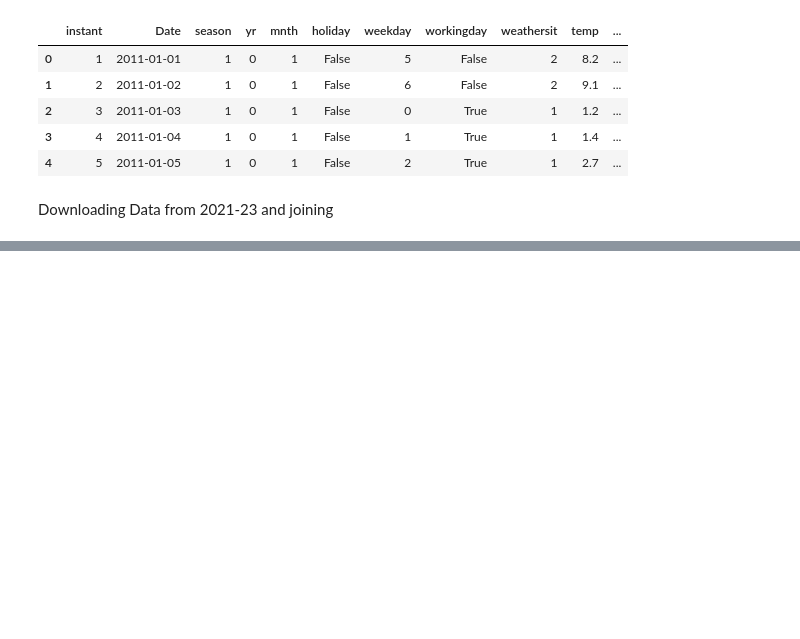
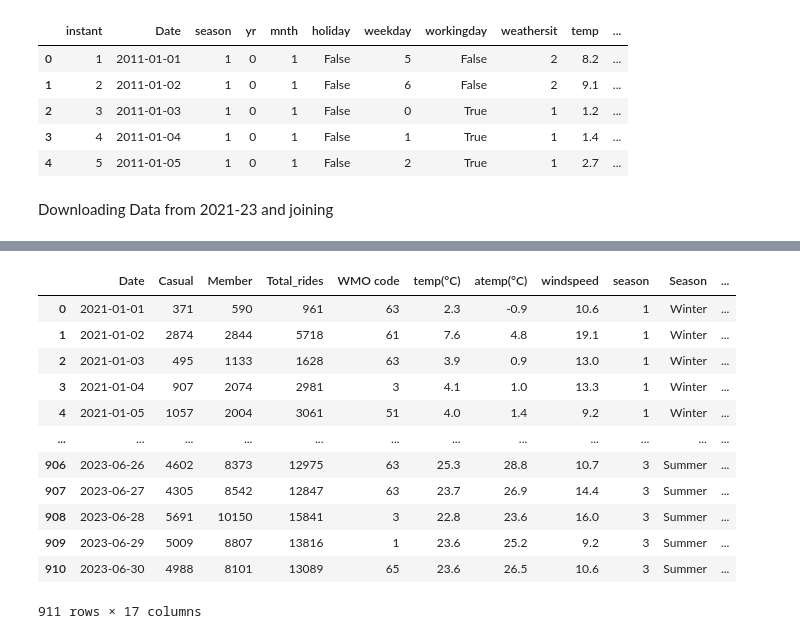
Before and after one commit to novik2713/CAB_BikeShare, a Jupyter notebook: EDA2011-12.ipynb, the cells around one changed output, grey strips where cells are left out. Saved outputs shown, nothing was run; the diff lists cells and outputs as text; code cells hidden in the pictures; blank space fills up the shorter version.

```diff
--- a/EDA2011-12.ipynb
+++ b/EDA2011-12.ipynb
@@ -334 +371,17 @@ hourly23 = pd.read_csv("hd_2021-23.csv")
+# %%
+daily23
+# %% [output]
+|  | Date | Casual | Member | Total_rides | WMO code | temp(°C) | atemp(°C) | windspeed | season | Season | ... |
+| 0 | 2021-01-01 | 371 | 590 | 961 | 63 | 2.3 | -0.9 | 10.6 | 1 | Winter | ... |
+| 1 | 2021-01-02 | 2874 | 2844 | 5718 | 61 | 7.6 | 4.8 | 19.1 | 1 | Winter | ... |
+| 2 | 2021-01-03 | 495 | 1133 | 1628 | 63 | 3.9 | 0.9 | 13.0 | 1 | Winter | ... |
+| 3 | 2021-01-04 | 907 | 2074 | 2981 | 3 | 4.1 | 1.0 | 13.3 | 1 | Winter | ... |
+| 4 | 2021-01-05 | 1057 | 2004 | 3061 | 51 | 4.0 | 1.4 | 9.2 | 1 | Winter | ... |
+| ... | ... | ... | ... | ... | ... | ... | ... | ... | ... | ... | ... |
+| 906 | 2023-06-26 | 4602 | 8373 | 12975 | 63 | 25.3 | 28.8 | 10.7 | 3 | Summer | ... |
+| 907 | 2023-06-27 | 4305 | 8542 | 12847 | 63 | 23.7 | 26.9 | 14.4 | 3 | Summer | ... |
+| 908 | 2023-06-28 | 5691 | 10150 | 15841 | 3 | 22.8 | 23.6 | 16.0 | 3 | Summer | ... |
+| 909 | 2023-06-29 | 5009 | 8807 | 13816 | 1 | 23.6 | 25.2 | 9.2 | 3 | Summer | ... |
+| 910 | 2023-06-30 | 4988 | 8101 | 13089 | 65 | 23.6 | 26.5 | 10.6 | 3 | Summer | ... |
+911 rows × 17 columns
 # %%
```
Also changed, not shown: parts of 8 cells of this notebook, 2 other files.
